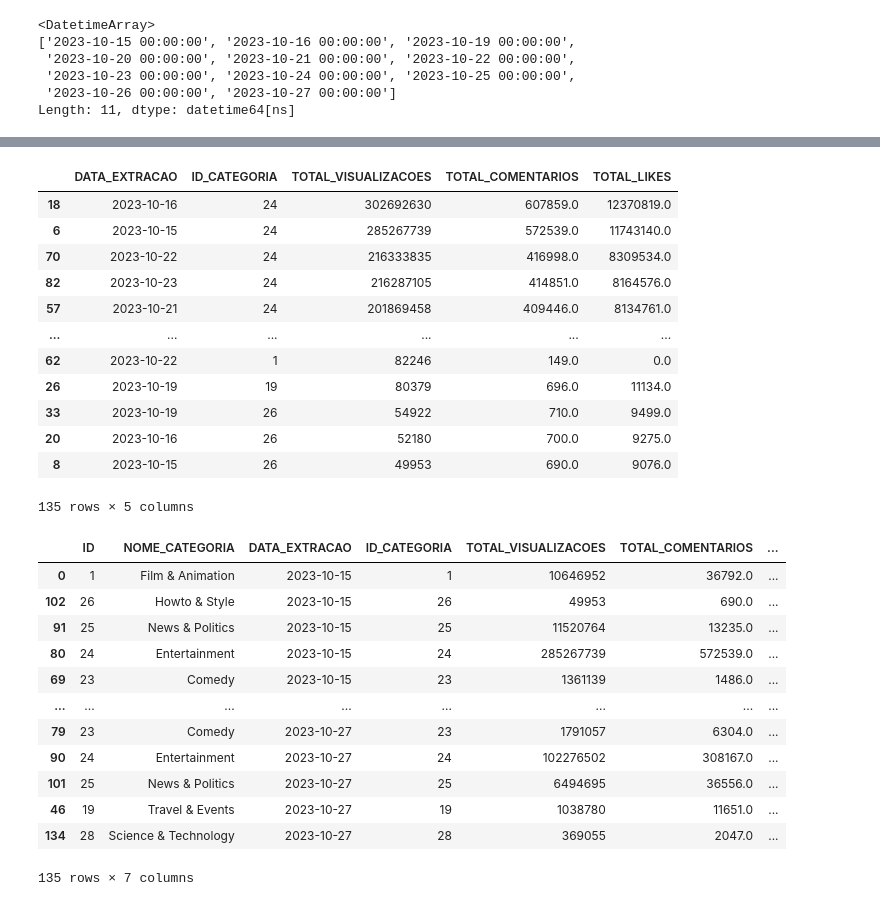
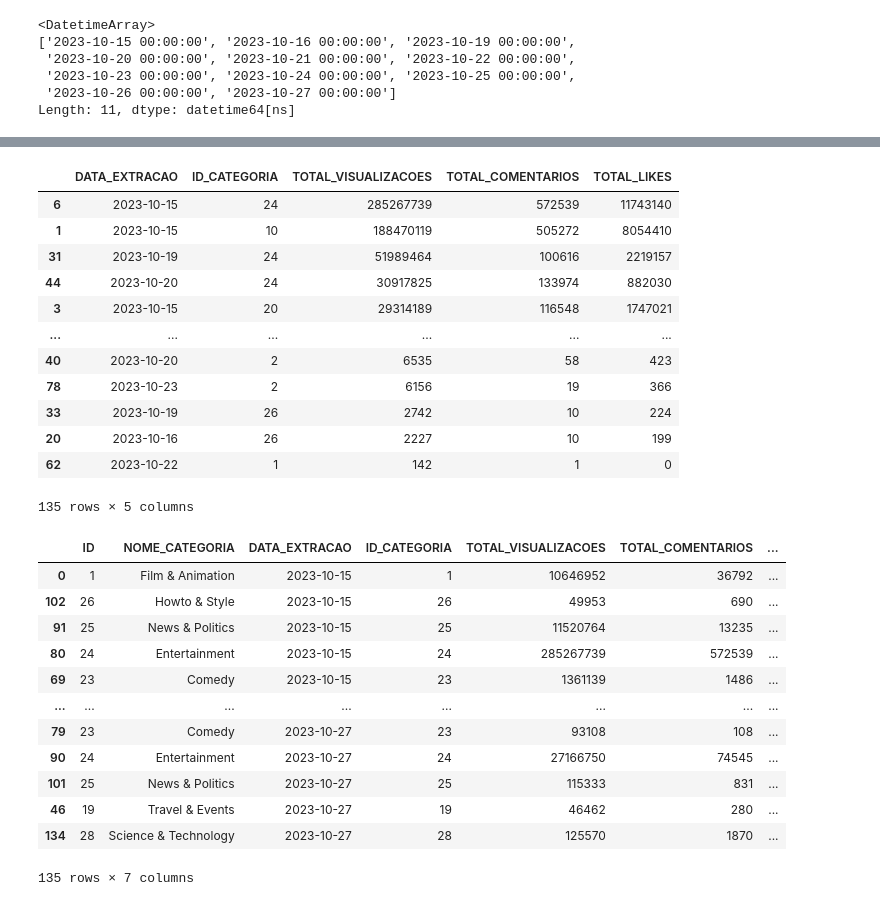
Before and after one commit to rodrigorocha1/analise_dados_youtube, a Jupyter notebook: notebooks/etl_trends.ipynb, the cells around one changed output, grey strips where cells are left out. Saved outputs shown, nothing was run; the diff lists cells and outputs as text; code cells hidden in the pictures.

```diff
--- a/notebooks/etl_trends.ipynb
+++ b/notebooks/etl_trends.ipynb
@@ -43,6 +43,22 @@ dtypes = {
 }
 # %% [markdown]
 # Funções gerais
+# %%
+def calcular_variacoes_gerais(dataframe: pd.DataFrame) -> pd.DataFrame:
+    dataframe['TOTAL_VISUALIZACOES_DESLOCADO'] = dataframe.groupby(['ID_VIDEO'])['TOTAL_VISUALIZACOES'].shift(1)
+    dataframe.fillna(0, axis=1, inplace=True)
+    dataframe['TOTAL_VISUALIZACOES_DIA_ATUAL'] = dataframe['TOTAL_VISUALIZACOES'] - dataframe['TOTAL_VISUALIZACOES_DESLOCADO']
+
+    dataframe['TOTAL_COMENTARIOS_DESLOCADO'] = dataframe.groupby(['ID_VIDEO'])['TOTAL_COMENTARIOS'].shift(1)
+    dataframe.fillna(0, axis=1, inplace=True)
+    dataframe['TOTAL_COMENTARIOS_DIA_ATUAL'] = dataframe['TOTAL_COMENTARIOS'] - dataframe['TOTAL_COMENTARIOS_DESLOCADO']
+
+    dataframe['TOTAL_LIKES_DESLOCADO'] = dataframe.groupby(['ID_VIDEO'])['TOTAL_LIKES'].shift(1)
+    dataframe.fillna(0, axis=1, inplace=True)
+    dataframe['TOTAL_LIKES_DIA_ATUAL'] = dataframe['TOTAL_LIKES'] - dataframe['TOTAL_LIKES_DESLOCADO']
+    dataframe.drop(['TOTAL_COMENTARIOS_DESLOCADO', 'TOTAL_COMENTARIOS', 'TOTAL_VISUALIZACOES_DESLOCADO', 'TOTAL_VISUALIZACOES', 'TOTAL_LIKES_DESLOCADO', 'TOTAL_LIKES'], axis=1, inplace=True)
+
+    return dataframe
 # %%
 def traduzir_dia_da_semana(dia):
     traducao = {
@@ -254,7 +270,7 @@ base_max = base_original.groupby(['DATA_EXTRACAO' ,'ID_CATEGORIA', 'ID_VIDEO']).
     TOTAL_COMENTARIOS=('TOTAL_COMENTARIOS', 'max'),
     TOTAL_LIKES=('TOTAL_LIKES', 'max'),
 
-).reset_index().sort_values(by=['DATA_EXTRACAO', 'ID_CATEGORIA'])
+).reset_index().sort_values(by=['ID_CATEGORIA', 'ID_VIDEO', 'DATA_EXTRACAO'])
 base_max
 # %% [output]
 |  | DATA_EXTRACAO | ID_CATEGORIA | ID_VIDEO | TOTAL_VISUALIZACOES | TOTAL_COMENTARIOS | TOTAL_LIKES |
@@ -292,0 +289,3 @@ lista_categoria
+# %%
+base_max = calcular_variacoes_gerais(base_max)
+base_max
@@ -293,23 +320,25 @@ lista_categoria
 # %%
 base_soma = base_max.groupby(['DATA_EXTRACAO', 'ID_CATEGORIA']).agg(
-    TOTAL_VISUALIZACOES=('TOTAL_VISUALIZACOES', 'sum'),
-    TOTAL_COMENTARIOS=('TOTAL_COMENTARIOS', 'sum'),
-    TOTAL_LIKES=('TOTAL_LIKES', 'sum'),
+    TOTAL_VISUALIZACOES=('TOTAL_VISUALIZACOES_DIA_ATUAL', 'sum'),
+    TOTAL_COMENTARIOS=('TOTAL_COMENTARIOS_DIA_ATUAL', 'sum'),
+    TOTAL_LIKES=('TOTAL_LIKES_DIA_ATUAL', 'sum'),
 ).reset_index()
+
+base_soma[['TOTAL_VISUALIZACOES', 'TOTAL_COMENTARIOS', 'TOTAL_LIKES']] = base_soma[['TOTAL_VISUALIZACOES', 'TOTAL_COMENTARIOS', 'TOTAL_LIKES']].astype('int')
 base_soma.sort_values(by=['TOTAL_VISUALIZACOES'], ascending=False)
 # %% [output]
 |  | DATA_EXTRACAO | ID_CATEGORIA | TOTAL_VISUALIZACOES | TOTAL_COMENTARIOS | TOTAL_LIKES |
-| 18 | 2023-10-16 | 24 | 302692630 | 607859.0 | 12370819.0 |
-| 6 | 2023-10-15 | 24 | 285267739 | 572539.0 | 11743140.0 |
-| 70 | 2023-10-22 | 24 | 216333835 | 416998.0 | 8309534.0 |
-| 82 | 2023-10-23 | 24 | 216287105 | 414851.0 | 8164576.0 |
-| 57 | 2023-10-21 | 24 | 201869458 | 409446.0 | 8134761.0 |
+| 6 | 2023-10-15 | 24 | 285267739 | 572539 | 11743140 |
+| 1 | 2023-10-15 | 10 | 188470119 | 505272 | 8054410 |
+| 31 | 2023-10-19 | 24 | 51989464 | 100616 | 2219157 |
+| 44 | 2023-10-20 | 24 | 30917825 | 133974 | 882030 |
+| 3 | 2023-10-15 | 20 | 29314189 | 116548 | 1747021 |
 | ... | ... | ... | ... | ... | ... |
-| 62 | 2023-10-22 | 1 | 82246 | 149.0 | 0.0 |
-| 26 | 2023-10-19 | 19 | 80379 | 696.0 | 11134.0 |
-| 33 | 2023-10-19 | 26 | 54922 | 710.0 | 9499.0 |
-| 20 | 2023-10-16 | 26 | 52180 | 700.0 | 9275.0 |
-| 8 | 2023-10-15 | 26 | 49953 | 690.0 | 9076.0 |
+| 40 | 2023-10-20 | 2 | 6535 | 58 | 423 |
+| 78 | 2023-10-23 | 2 | 6156 | 19 | 366 |
+| 33 | 2023-10-19 | 26 | 2742 | 10 | 224 |
+| 20 | 2023-10-16 | 26 | 2227 | 10 | 199 |
+| 62 | 2023-10-22 | 1 | 142 | 1 | 0 |
 135 rows × 5 columns
 # %%
 dataframe = pd.merge(
@@ -320,16 +349,16 @@ dataframe = dataframe.sort_values(by=['DATA_EXTRACAO'])
 dataframe
 # %% [output]
 |  | ID | NOME_CATEGORIA | DATA_EXTRACAO | ID_CATEGORIA | TOTAL_VISUALIZACOES | TOTAL_COMENTARIOS | ... |
-| 0 | 1 | Film & Animation | 2023-10-15 | 1 | 10646952 | 36792.0 | ... |
-| 102 | 26 | Howto & Style | 2023-10-15 | 26 | 49953 | 690.0 | ... |
-| 91 | 25 | News & Politics | 2023-10-15 | 25 | 11520764 | 13235.0 | ... |
-| 80 | 24 | Entertainment | 2023-10-15 | 24 | 285267739 | 572539.0 | ... |
-| 69 | 23 | Comedy | 2023-10-15 | 23 | 1361139 | 1486.0 | ... |
+| 0 | 1 | Film & Animation | 2023-10-15 | 1 | 10646952 | 36792 | ... |
+| 102 | 26 | Howto & Style | 2023-10-15 | 26 | 49953 | 690 | ... |
+| 91 | 25 | News & Politics | 2023-10-15 | 25 | 11520764 | 13235 | ... |
+| 80 | 24 | Entertainment | 2023-10-15 | 24 | 285267739 | 572539 | ... |
+| 69 | 23 | Comedy | 2023-10-15 | 23 | 1361139 | 1486 | ... |
 | ... | ... | ... | ... | ... | ... | ... | ... |
-| 79 | 23 | Comedy | 2023-10-27 | 23 | 1791057 | 6304.0 | ... |
-| 90 | 24 | Entertainment | 2023-10-27 | 24 | 102276502 | 308167.0 | ... |
-| 101 | 25 | News & Politics | 2023-10-27 | 25 | 6494695 | 36556.0 | ... |
-| 46 | 19 | Travel & Events | 2023-10-27 | 19 | 1038780 | 11651.0 | ... |
-| 134 | 28 | Science & Technology | 2023-10-27 | 28 | 369055 | 2047.0 | ... |
+| 79 | 23 | Comedy | 2023-10-27 | 23 | 93108 | 108 | ... |
+| 90 | 24 | Entertainment | 2023-10-27 | 24 | 27166750 | 74545 | ... |
+| 101 | 25 | News & Politics | 2023-10-27 | 25 | 115333 | 831 | ... |
+| 46 | 19 | Travel & Events | 2023-10-27 | 19 | 46462 | 280 | ... |
+| 134 | 28 | Science & Technology | 2023-10-27 | 28 | 125570 | 1870 | ... |
 135 rows × 7 columns
 # %%
```
Also changed, not shown: parts of 19 cells of this notebook.
